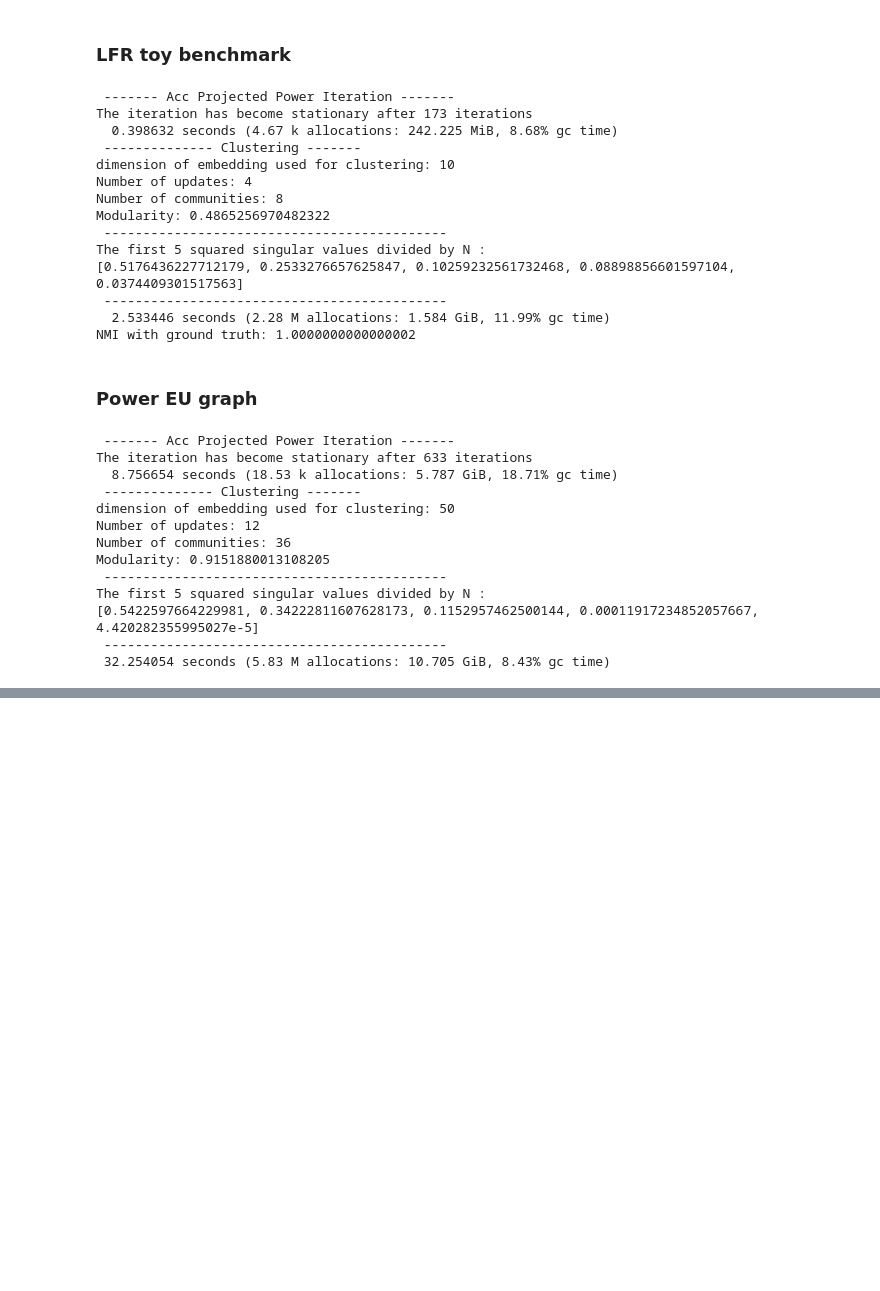
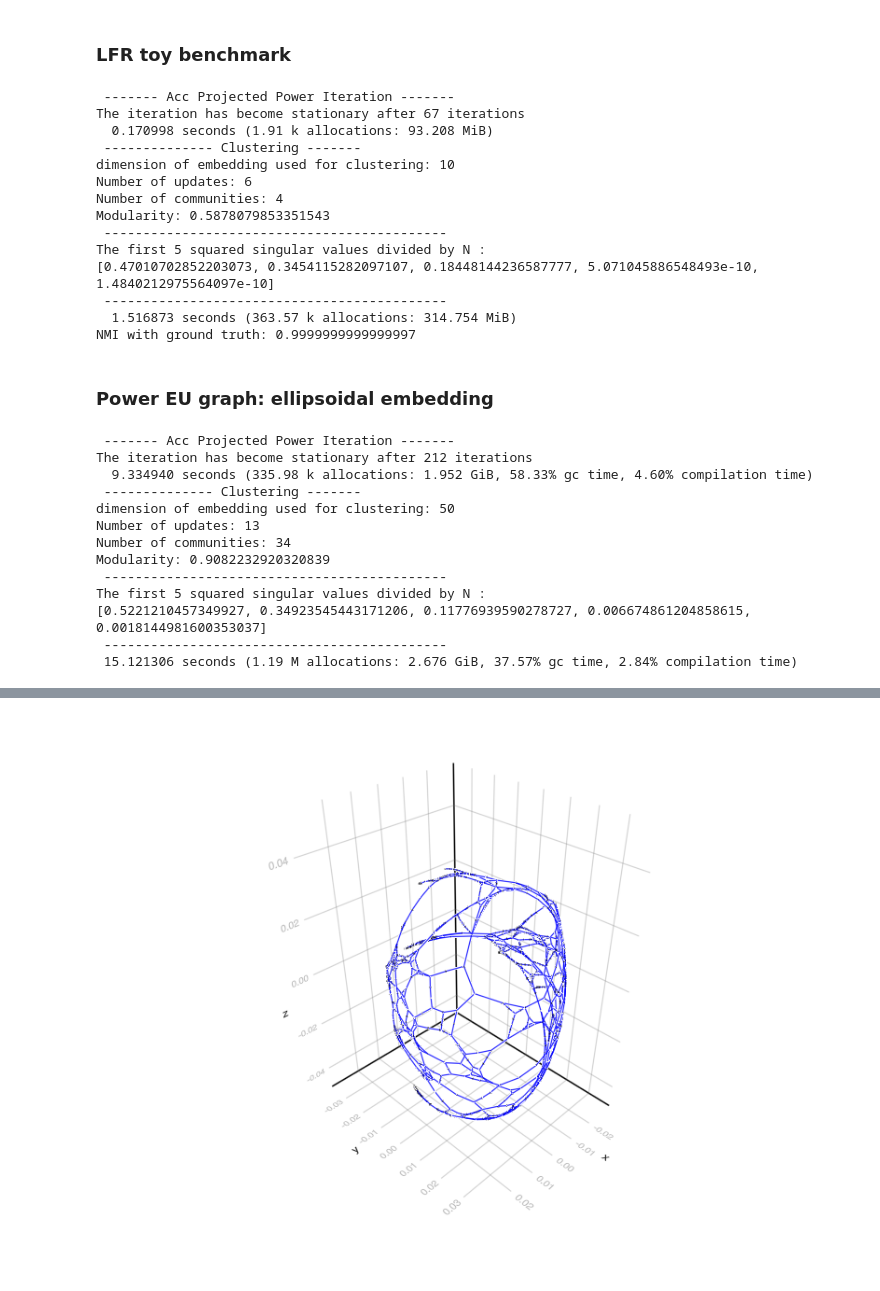
Before and after one commit to mrfanuel/EllipsoidalGraphEmbedding.jl, a Jupyter notebook: notebooks/spherical_embedding_plots.ipynb, the cells around one changed output, grey strips where cells are left out. Saved outputs shown, nothing was run; the diff lists cells and outputs as text; code cells hidden in the pictures; blank space fills up the shorter version.

```diff
--- a/notebooks/spherical_embedding_plots.ipynb
+++ b/notebooks/spherical_embedding_plots.ipynb
@@ -13,14 +25,10 @@ using Plots
 # %% [markdown]
 ### LFR toy benchmark
 # %%
-# Loading data
-
 set = "toy_1"#"toy_2"
 
 com_data = readdlm("Data/LFR_data/"*set*"_communities.txt");
 adj = readdlm("Data/LFR_data/"*set*"_edgeList.txt");
-
-
 adj = adj .+ 1 #indices start from 1
 
 # converting to int array
@@ -36,7 +44,6 @@ A = A + A'
 # largest connected component
 A,_ = largest_component(A);
 adj = 0; # clear memory
-
 
 # nb iterations projected power method
 n_it_PPM = 30000;
@@ -66,33 +73,35 @@ x_embed,community,sigma =  @time sphere_embed_cluster(A, n_it_PPM, t, n_clusters
 # normalized multual information
 nmi = mutualinfo(community_true,community)
 println("NMI with ground truth: ", nmi)
-
 # beware run twice to get timings without compilation time
 
-p1 = Plots.plot(x_embed[1,:],x_embed[2,:],x_embed[3,:],seriestype=:scatter, color = community_true, legend = false)
+p1 = Plots.plot(x_embed[1,:],x_embed[2,:],x_embed[3,:],seriestype=:scatter, color = community_true, legend = false,xtickfontsize=10,ytickfontsize=10, xguidefontsize=15, yguidefontsize=15,title= "Ellipsoidal embedding")
 savefig("figures/LFR_"*set*"_embedding.pdf")
 display(p1)
 
-p2 = Plots.plot(1:length(sigma),sigma.^2/N,seriestype=:scatter, legend = false,yticks = 0:0.1:0.5)
+p2 = Plots.plot(1:length(sigma),sigma.^2/N,seriestype=:scatter, legend = false,yticks = 0:0.1:0.5,xtickfontsize=10,ytickfontsize=10, xguidefontsize=15, yguidefontsize=15, marker=:square)
+Plots.xlabel!("Eigenvalue index")
+Plots.ylabel!("Eigenvalue")
+Plots.title!(L"Spectrum of $H_\star H_\star^\top /n$")
 savefig("figures/LFR_"*set*"_spectrum.pdf")
 display(p2)
 # %% [output]
  ------- Acc Projected Power Iteration -------
-The iteration has become stationary after 173 iterations
-  0.398632 seconds (4.67 k allocations: 242.225 MiB, 8.68% gc time)
+The iteration has become stationary after 67 iterations
+  0.170998 seconds (1.91 k allocations: 93.208 MiB)
  -------------- Clustering -------
 dimension of embedding used for clustering: 10
-Number of updates: 4
-Number of communities: 8
-Modularity: 0.4865256970482322
+Number of updates: 6
+Number of communities: 4
+Modularity: 0.5878079853351543
  --------------------------------------------
 The first 5 squared singular values divided by N :
-[0.5176436227712179, 0.2533276657625847, 0.10259232561732468, 0.08898856601597104, 0.0374409301517563]
+[0.47010702852203073, 0.3454115282097107, 0.18448144236587777, 5.071045886548493e-10, 1.4840212975564097e-10]
  --------------------------------------------
-  2.533446 seconds (2.28 M allocations: 1.584 GiB, 11.99% gc time)
-NMI with ground truth: 1.0000000000000002
+  1.516873 seconds (363.57 k allocations: 314.754 MiB)
+NMI with ground truth: 0.9999999999999997
 # %% [markdown]
-### Power EU graph
+### Power EU graph: ellipsoidal embedding
 # %%
 # Loading data
 m = readdlm("Data/PowerEU/ElistPowerEU.txt");
@@ -111,7 +120,6 @@ A0 =spzeros(N,N);
 A0 = sparse(M_int[:,1],M_int[:,2],vec(ones(Int64,dim,1)),N,N);
 A0 = A0+A0';
 A,p = largest_component(A0);
-
 A0=0;p=0;m =0;
 
 # nb iterations projected power method
@@ -138,25 +146,40 @@ shape = "Ellipsoidal"; #shape = "Spherical"
 # Initialization
 community = zeros(Int64,N,1);
 x_embed,community,singular =  @time sphere_embed_cluster(A, n_it_PPM, t, n_clusters, n_it_vec_part, n_updates, shape, d0)
-
 # beware run twice to get timings without compilation time
 
-p1 = Plots.plot(x_embed[1,:],x_embed[2,:],x_embed[3,:],seriestype=:scatter, color = community, legend = false)
+
+p1 = Plots.plot(x_embed[1,:],x_embed[2,:],x_embed[3,:],seriestype=:scatter, color = community_true, legend = false,xtickfontsize=10,ytickfontsize=10, xguidefontsize=15, yguidefontsize=15,title= "Ellipsoidal embedding")
+savefig("figures/PowerEU_ellipsoidal_embedding.pdf")
 display(p1)
 
-p2 = Plots.plot(1:length(sigma),sigma.^2/N,seriestype=:scatter, legend = false, marker=:square)
+p2 = Plots.plot(1:10,singular[1:10].^2/N,seriestype=:scatter, legend = false,yticks = 0:0.1:0.5,xtickfontsize=10,ytickfontsize=10, xguidefontsize=15, yguidefontsize=15, marker=:square)
+Plots.xlabel!("Eigenvalue index")
+Plots.ylabel!("Eigenvalue")
+Plots.title!(L"Spectrum of $H_\star H_\star^\top /n$")
+savefig("figures/PowerEU_ellipsoidal_spectrum.pdf")
 display(p2)
+
+g = Graph(A)
+x = x_embed'
+function mylayout(g)
+    # create iterator going over x-coord and y-coord
+    return Point.(zip(x[:, 1], x[:, 2],x[:, 3]))
+end
+
+f, ax, p = graphplot(g; layout=mylayout,edge_color=:blue,node_size=1,edge_width=1)
+f
 # %% [output]
  ------- Acc Projected Power Iteration -------
-The iteration has become stationary after 633 iterations
-  8.756654 seconds (18.53 k allocations: 5.787 GiB, 18.71% gc time)
+The iteration has become stationary after 212 iterations
+  9.334940 seconds (335.98 k allocations: 1.952 GiB, 58.33% gc time, 4.60% compilation time)
  -------------- Clustering -------
 dimension of embedding used for clustering: 50
-Number of updates: 12
-Number of communities: 36
-Modularity: 0.9151880013108205
+Number of updates: 13
+Number of communities: 34
+Modularity: 0.9082232920320839
  --------------------------------------------
 The first 5 squared singular values divided by N :
-[0.5422597664229981, 0.34222811607628173, 0.1152957462500144, 0.00011917234852057667, 4.420282355995027e-5]
+[0.5221210457349927, 0.34923545443171206, 0.11776939590278727, 0.006674861204858615, 0.0018144981600353037]
  --------------------------------------------
- 32.254054 seconds (5.83 M allocations: 10.705 GiB, 8.43% gc time)
+ 15.121306 seconds (1.19 M allocations: 2.676 GiB, 37.57% gc time, 2.84% compilation time)
@@ -162,0 +202 @@ The first 5 squared singular values divided by N :
+[figure, added]
```
Also changed, not shown: parts of 6 cells of this notebook, 4 other files.
